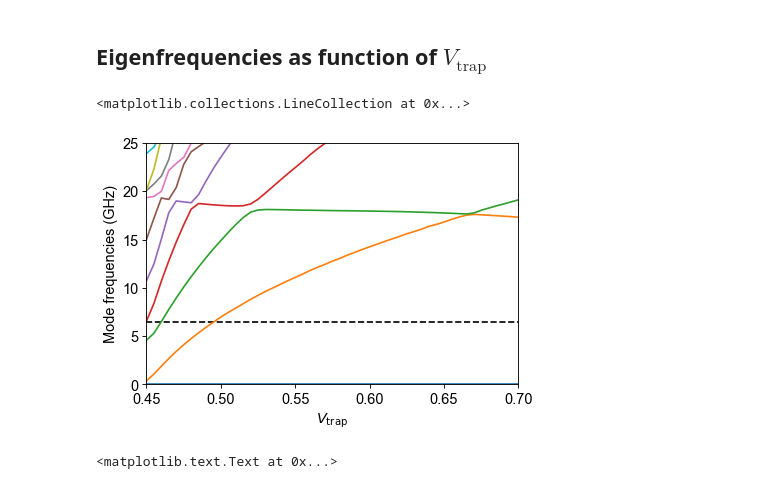
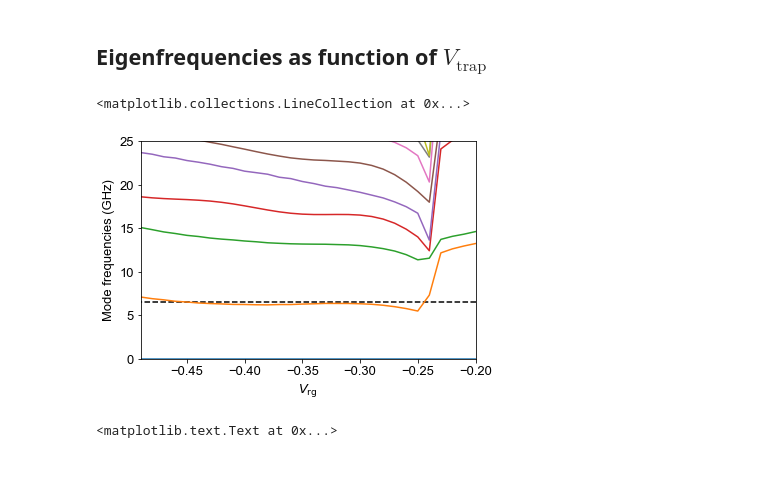
Before and after one commit to gkoolstra/ipython-notebooks, a Jupyter notebook: 20171107 - Single electron Schrodinger Sweep.ipynb, the cells around one changed output. Cells and saved outputs as stored; diff of their text form; code cells hidden in the pictures.

```diff
--- a/20171107 - Single electron Schrodinger Sweep.ipynb
+++ b/20171107 - Single electron Schrodinger Sweep.ipynb
@@ -238,7 +40,6 @@ class SingleElectron(Schrodinger2D):
 ## Load electrostatic potential from simulation data
 # %%
 from TrapAnalysis.solve_eom import FullSolver
-from scipy.constants import hbar, m_e, elementary_charge as q_e
 
 settings_file = r"S:\Gerwin\Electron on helium\Maxwell\M018 Yggdrasil\M018V6"
 settings_file += r"\With L3 etch - just trap\settings.json"
@@ -255,10 +56,13 @@ mu_guess = -0.500
 def f_mu(mu):
     return -2.86 - 6.93*mu
 
-Vtrap = np.linspace(0.45, 0.70, 51)
+Vrg = np.arange(-0.20, -0.50, -0.01)
+Vtrap = 0.52 * np.ones(len(Vrg))
+
+# Vtrap = np.linspace(0.45, 0.70, 51)
 # Vrg = np.linspace(-1/1.15 * (Vtrap[0] - f_mu(mu_guess)) - x,
 #                   -1/1.15 * (Vtrap[-1] - f_mu(mu_guess)) - x, len(Vtrap))
-Vrg = ( -1/1.15 * (Vtrap[-1] - f_mu(mu_guess)) - x ) * np.ones(len(Vtrap))
+# Vrg = ( -1/1.15 * (Vtrap[-1] - f_mu(mu_guess)) - x ) * np.ones(len(Vtrap))
 Vres = 1.00 * np.ones(len(Vtrap))
 Vtg = 0.00 * np.ones(len(Vtrap))
 Vcg = None
@@ -336,28 +142,30 @@ electron_frequencies = np.array(electron_frequencies)
 # %% [markdown]
 ## Eigenfrequencies as function of $V_\mathrm{trap}$
 # %%
+sweepV = Vrg
+sweep_label = r"$V_\mathrm{rg}$"
 startV = 0.265
 
 plt.figure()
 common.configure_axes(13)
-plt.plot(Vtrap, electron_frequencies/1E9)
+plt.plot(sweepV, electron_frequencies/1E9)
 plt.ylim(0, 25)
-plt.xlim(np.min(Vtrap), np.max(Vtrap))
-plt.xlabel("$V_\mathrm{trap}$")
+plt.xlim(np.min(sweepV), np.max(sweepV))
+plt.xlabel(sweep_label)
 plt.ylabel("Mode frequencies (GHz)")
 
 def sqrt_fun(x, *p):
     return p[0] * sqrt(x - startV)
 
 # fr, ferr = kfit.fitbetter(Vtrap, electron_frequencies[:, 1]/1E9, sqrt_fun, fitparams=[39], domain=(startV, 0.400))
 
 # selection = Vtrap > startV
 # plt.plot(Vtrap, sqrt_fun(Vtrap, *fr), '--k')
-plt.hlines(omega0/(2*np.pi*1e9), Vtrap[0], Vtrap[-1], linestyles='--')
+plt.hlines(omega0/(2*np.pi*1e9), sweepV[0], sweepV[-1], linestyles='--')
 # plt.plot(Vtrap, 39 * np.sqrt((Vtrap - 0.265)), '--k')
 # %% [output]
 <matplotlib.collections.LineCollection at 0x...>
-[figure, old version]
+[figure, new version]
 # %%
 f_ge = (electron_frequencies[:, 1] - electron_frequencies[:, 0])/1E9
 f_ef = (electron_frequencies[:, 2] - electron_frequencies[:, 1])/1E9
```
Also changed, not shown: parts of 4 cells of this notebook.
